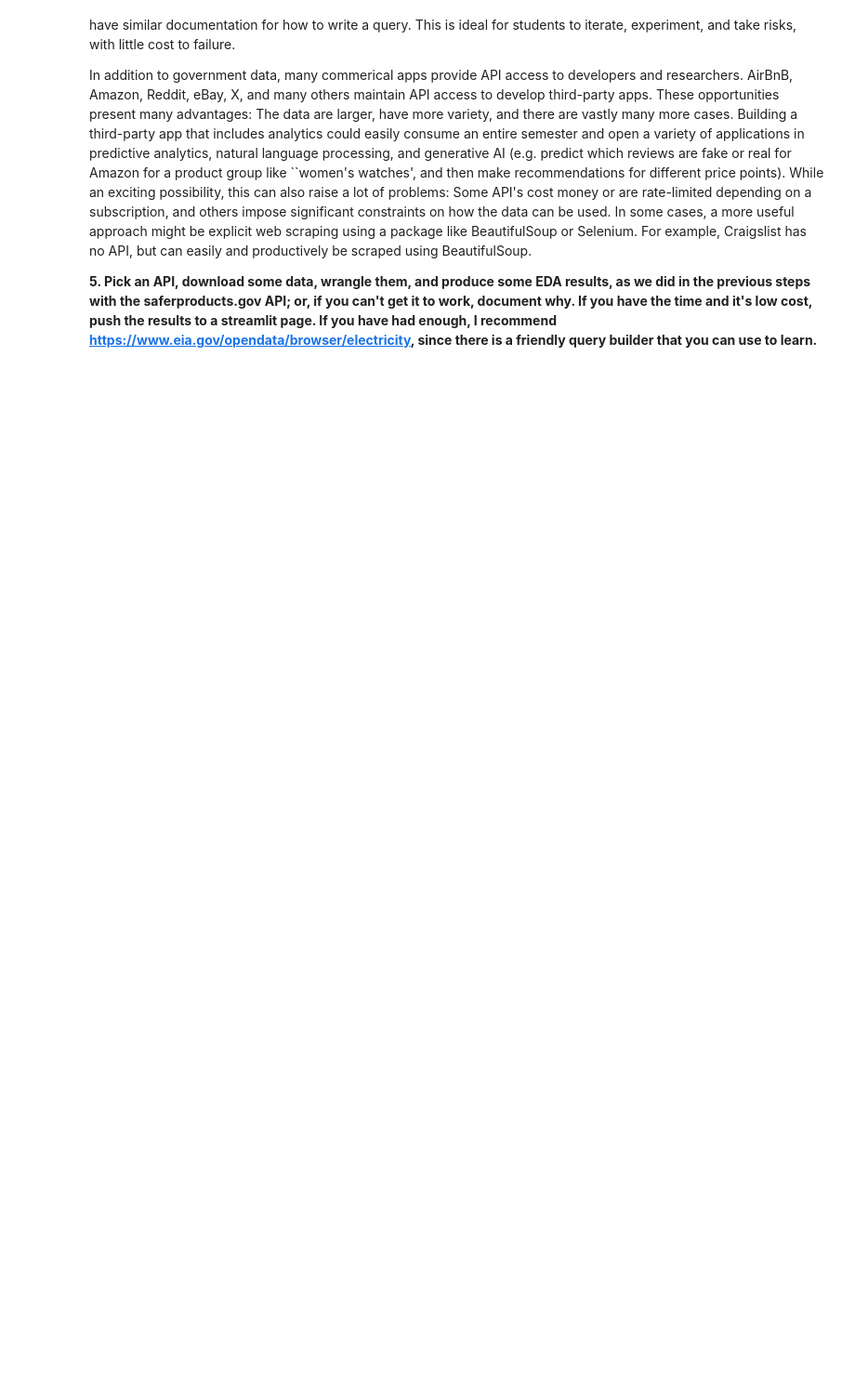
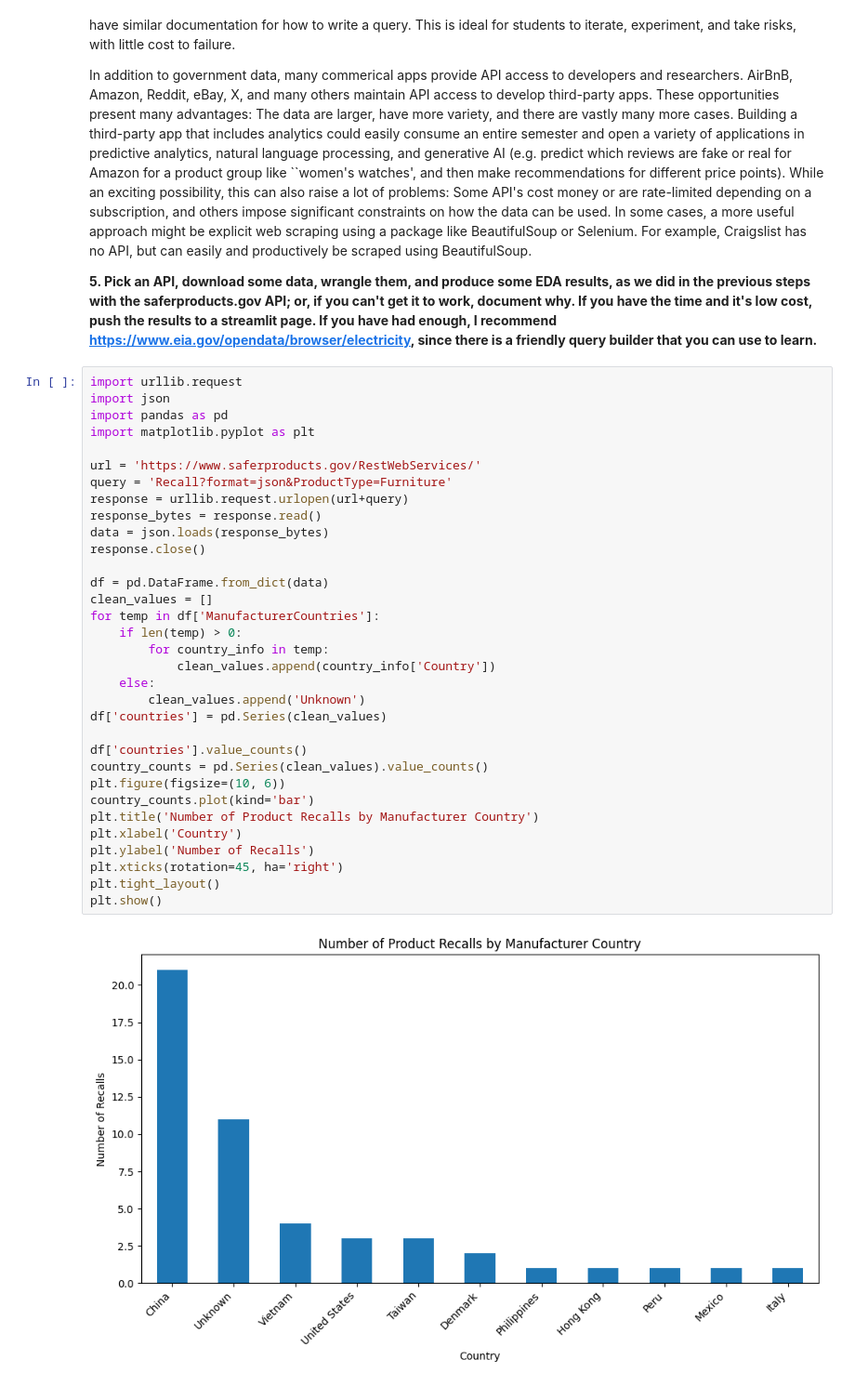
Before and after one commit to JC0126/labs, a Jupyter notebook: 01_api_calls/assignment_notebook.ipynb, the cells around one changed output. Shown at 93% size. Drawn from its saved outputs; the diff is of its cells as text; blank space fills up the shorter version.

```diff
--- a/01_api_calls/assignment_notebook.ipynb
+++ b/01_api_calls/assignment_notebook.ipynb
@@ -264,3 +268,38 @@ Each of these API resources could either be the cornerstone of a project or a so
 In addition to government data, many commerical apps provide API access to developers and researchers. AirBnB, Amazon, Reddit, eBay, X, and many others maintain API access to develop third-party apps. These opportunities present many advantages: The data are larger, have more variety, and there are vastly many more cases. Building a third-party app that includes analytics could easily consume an entire semester and open a variety of applications in predictive analytics, natural language processing, and generative AI (e.g. predict which reviews are fake or real for Amazon for a product group like ``women's watches', and then make recommendations for different price points). While an exciting possibility, this can also raise a lot of problems: Some API's cost money or are rate-limited depending on a subscription, and others impose significant constraints on how the data can be used. In some cases, a more useful approach might be explicit web scraping using a package like BeautifulSoup or Selenium. For example, Craigslist has no API, but can easily and productively be scraped using BeautifulSoup.
 
 **5. Pick an API, download some data, wrangle them, and produce some EDA results, as we did in the previous steps with the saferproducts.gov API; or, if you can't get it to work, document why. If you have the time and it's low cost, push the results to a streamlit page. If you have had enough, I recommend https://www.eia.gov/opendata/browser/electricity, since there is a friendly query builder that you can use to learn.**
+# %%
+import urllib.request
+import json
+import pandas as pd
+import matplotlib.pyplot as plt
+
+url = 'https://www.saferproducts.gov/RestWebServices/'
+query = 'Recall?format=json&ProductType=Furniture'
+response = urllib.request.urlopen(url+query)
+response_bytes = response.read()
+data = json.loads(response_bytes)
+response.close()
+
+df = pd.DataFrame.from_dict(data)
+clean_values = []
+for temp in df['ManufacturerCountries']:
+    if len(temp) > 0:
+        for country_info in temp:
+            clean_values.append(country_info['Country'])
+    else:
+        clean_values.append('Unknown')
+df['countries'] = pd.Series(clean_values)
+
+df['countries'].value_counts()
+country_counts = pd.Series(clean_values).value_counts()
+plt.figure(figsize=(10, 6))
+country_counts.plot(kind='bar')
+plt.title('Number of Product Recalls by Manufacturer Country')
+plt.xlabel('Country')
+plt.ylabel('Number of Recalls')
+plt.xticks(rotation=45, ha='right')
+plt.tight_layout()
+plt.show()
+# %% [output]
+[figure, added]
```
Also changed, not shown: parts of 1 cell of this notebook.
